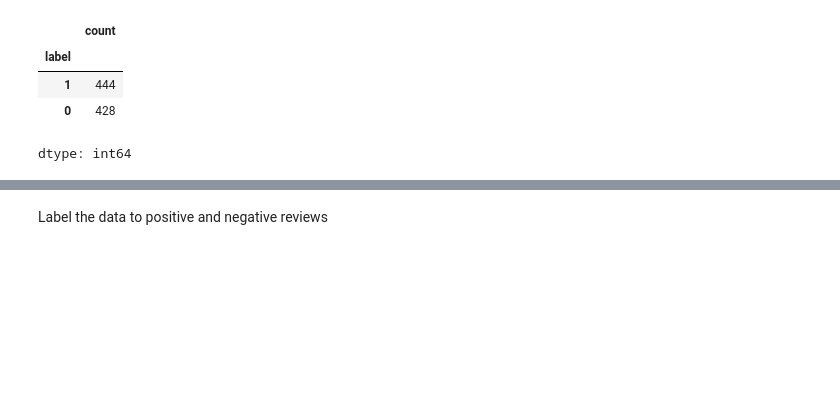
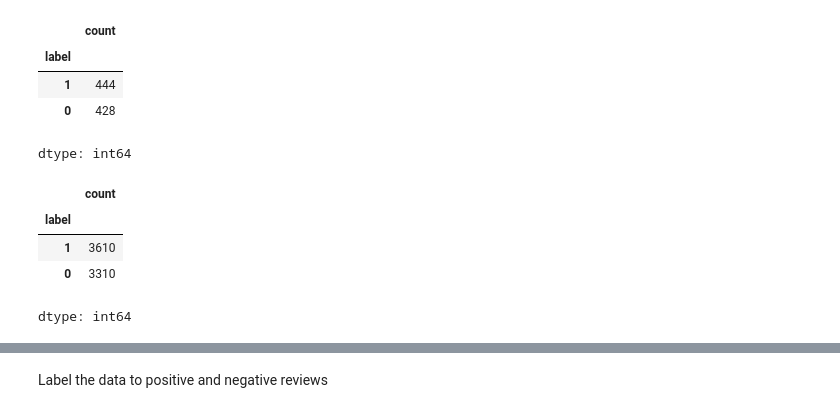
Before and after one commit to AhmedAdel7472/IBM, a Jupyter notebook: FinalProject/project.ipynb, the cells around one changed output, grey strips where cells are left out. Drawn from its saved outputs; the diff is of its cells as text; code cells hidden in the pictures; blank space fills up the shorter version.

```diff
--- a/FinalProject/project.ipynb
+++ b/FinalProject/project.ipynb
@@ -20,3 +20,21 @@ label_counts
 | 1 | 444 |
 | 0 | 428 |
 dtype: int64
+# %%
+import pandas as pd
+
+file_path_new_train = '/content/train.tsv'
+
+new_data_train = pd.read_csv(file_path_new_train, sep='\t', header=None)
+
+new_data_train.columns = ['review', 'label']
+
+label_counts_train = new_data_train['label'].value_counts()
+
+label_counts_train
+# %% [output]
+|  | count |
+| label |  |
+| 1 | 3610 |
+| 0 | 3310 |
+dtype: int64
```
Also changed, not shown: parts of 22 cells of this notebook, 1 other file.
